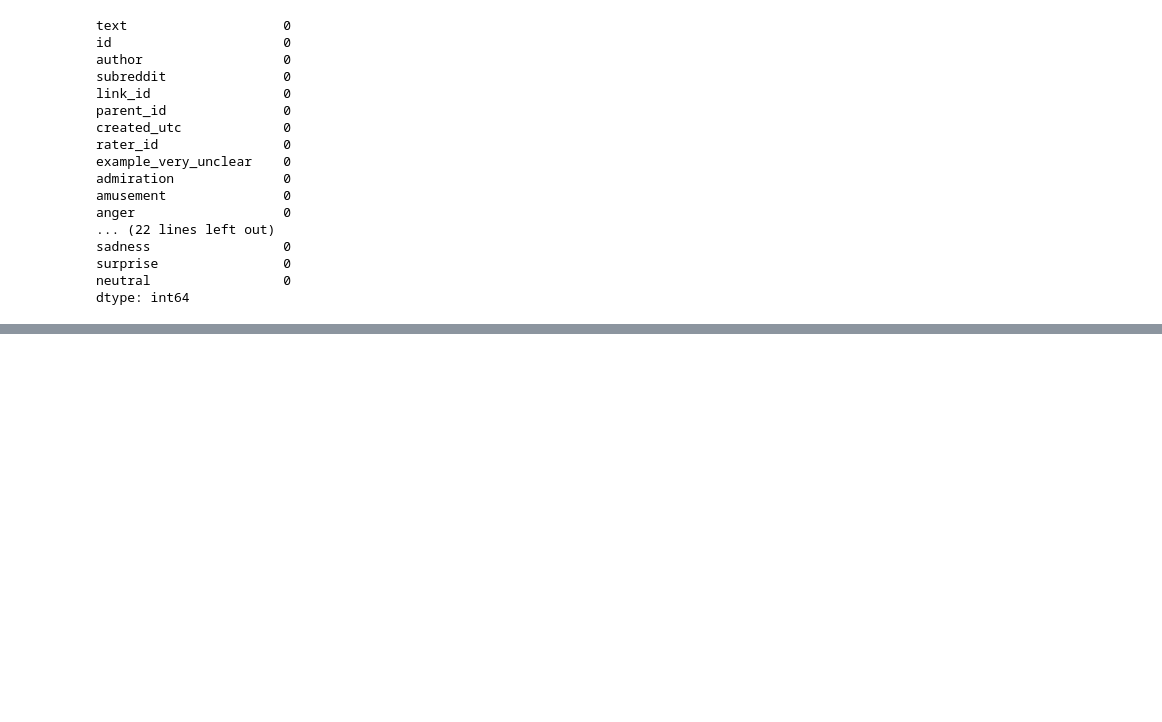
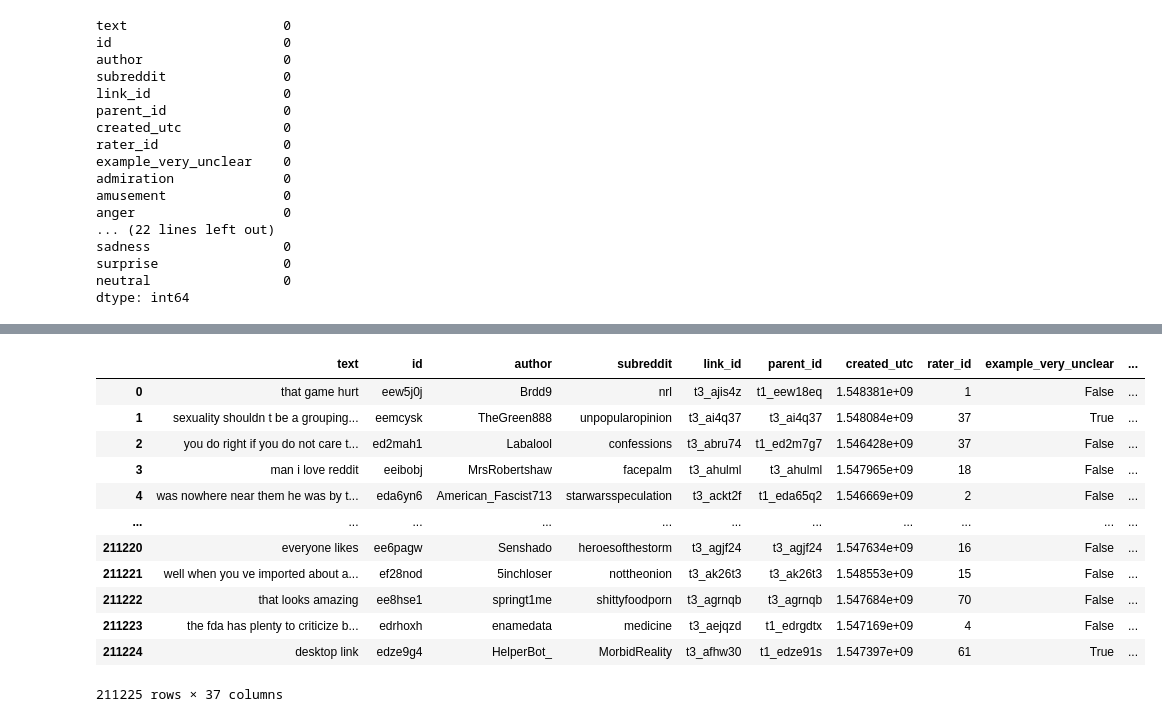
Before and after one commit to NadyaTambunan/Multi-label_Emotion_Classification, a Jupyter notebook: Code/Twinkle_Multi_label_Emotion_Classification.ipynb, the cells around one changed output, grey strips where cells are left out. Saved outputs shown, nothing was run; the diff lists cells and outputs as text; code cells hidden in the pictures; blank space fills up the shorter version.

Commit message:
Update Code
Should address and close #32

```diff
--- a/Code/Twinkle_Multi_label_Emotion_Classification.ipynb
+++ b/Code/Twinkle_Multi_label_Emotion_Classification.ipynb
@@ -55,0 +181,17 @@ dtype: int64
+# %%
+data=pd.read_csv("data/goemotions.csv")
+data
+# %% [output]
+|  | text | id | author | subreddit | link_id | parent_id | created_utc | rater_id | example_very_unclear | ... |
+| 0 | that game hurt | eew5j0j | Brdd9 | nrl | t3_ajis4z | t1_eew18eq | 1.548381e+09 | 1 | False | ... |
+| 1 | sexuality shouldn t be a grouping... | eemcysk | TheGreen888 | unpopularopinion | t3_ai4q37 | t3_ai4q37 | 1.548084e+09 | 37 | True | ... |
+| 2 | you do right if you do not care t... | ed2mah1 | Labalool | confessions | t3_abru74 | t1_ed2m7g7 | 1.546428e+09 | 37 | False | ... |
+| 3 | man i love reddit | eeibobj | MrsRobertshaw | facepalm | t3_ahulml | t3_ahulml | 1.547965e+09 | 18 | False | ... |
+| 4 | was nowhere near them he was by t... | eda6yn6 | American_Fascist713 | starwarsspeculation | t3_ackt2f | t1_eda65q2 | 1.546669e+09 | 2 | False | ... |
+| ... | ... | ... | ... | ... | ... | ... | ... | ... | ... | ... |
+| 211220 | everyone likes | ee6pagw | Senshado | heroesofthestorm | t3_agjf24 | t3_agjf24 | 1.547634e+09 | 16 | False | ... |
+| 211221 | well when you ve imported about a... | ef28nod | 5inchloser | nottheonion | t3_ak26t3 | t3_ak26t3 | 1.548553e+09 | 15 | False | ... |
+| 211222 | that looks amazing | ee8hse1 | springt1me | shittyfoodporn | t3_agrnqb | t3_agrnqb | 1.547684e+09 | 70 | False | ... |
+| 211223 | the fda has plenty to criticize b... | edrhoxh | enamedata | medicine | t3_aejqzd | t1_edrgdtx | 1.547169e+09 | 4 | False | ... |
+| 211224 | desktop link | edze9g4 | HelperBot_ | MorbidReality | t3_afhw30 | t1_edze91s | 1.547397e+09 | 61 | True | ... |
+211225 rows × 37 columns
```
Also changed, not shown: parts of 6 cells of this notebook.
